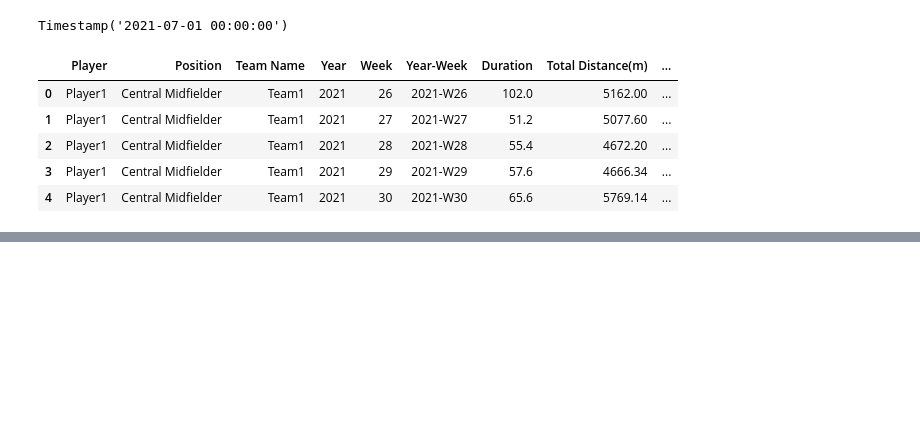
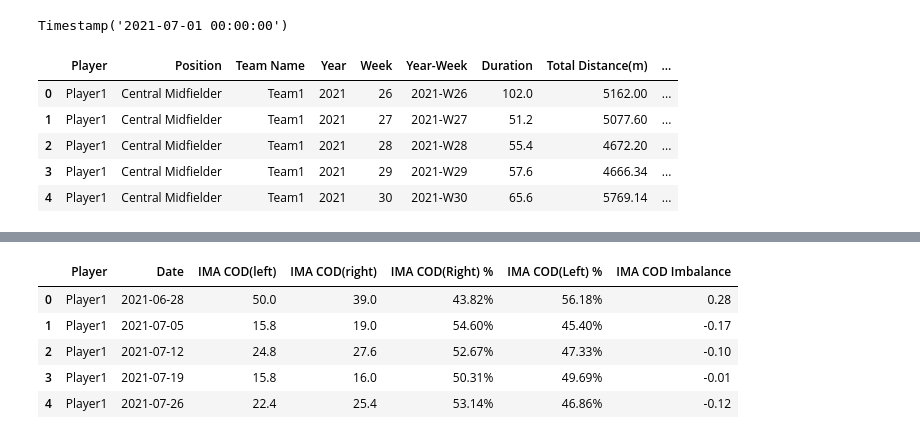
Before and after one commit to typewind/phylix, a Jupyter notebook: processed_explore.ipynb, the cells around one changed output, grey strips where cells are left out. Cells and saved outputs as stored; diff of their text form; code cells hidden in the pictures; blank space fills up the shorter version.

```diff
--- a/processed_explore.ipynb
+++ b/processed_explore.ipynb
@@ -139,0 +124,9 @@ metrics_classes
+# %%
+player1[["Player","Date","IMA COD(left)", "IMA COD(right)","IMA COD(Right) %", "IMA COD(Left) %", "IMA COD Imbalance"]].head()
+# %% [output]
+|  | Player | Date | IMA COD(left) | IMA COD(right) | IMA COD(Right) % | IMA COD(Left) % | IMA COD Imbalance |
+| 0 | Player1 | 2021-06-28 | 50.0 | 39.0 | 43.82% | 56.18% | 0.28 |
+| 1 | Player1 | 2021-07-05 | 15.8 | 19.0 | 54.60% | 45.40% | -0.17 |
+| 2 | Player1 | 2021-07-12 | 24.8 | 27.6 | 52.67% | 47.33% | -0.10 |
+| 3 | Player1 | 2021-07-19 | 15.8 | 16.0 | 50.31% | 49.69% | -0.01 |
+| 4 | Player1 | 2021-07-26 | 22.4 | 25.4 | 53.14% | 46.86% | -0.12 |
```
Also changed, not shown: parts of 14 cells of this notebook, 4 other files.
